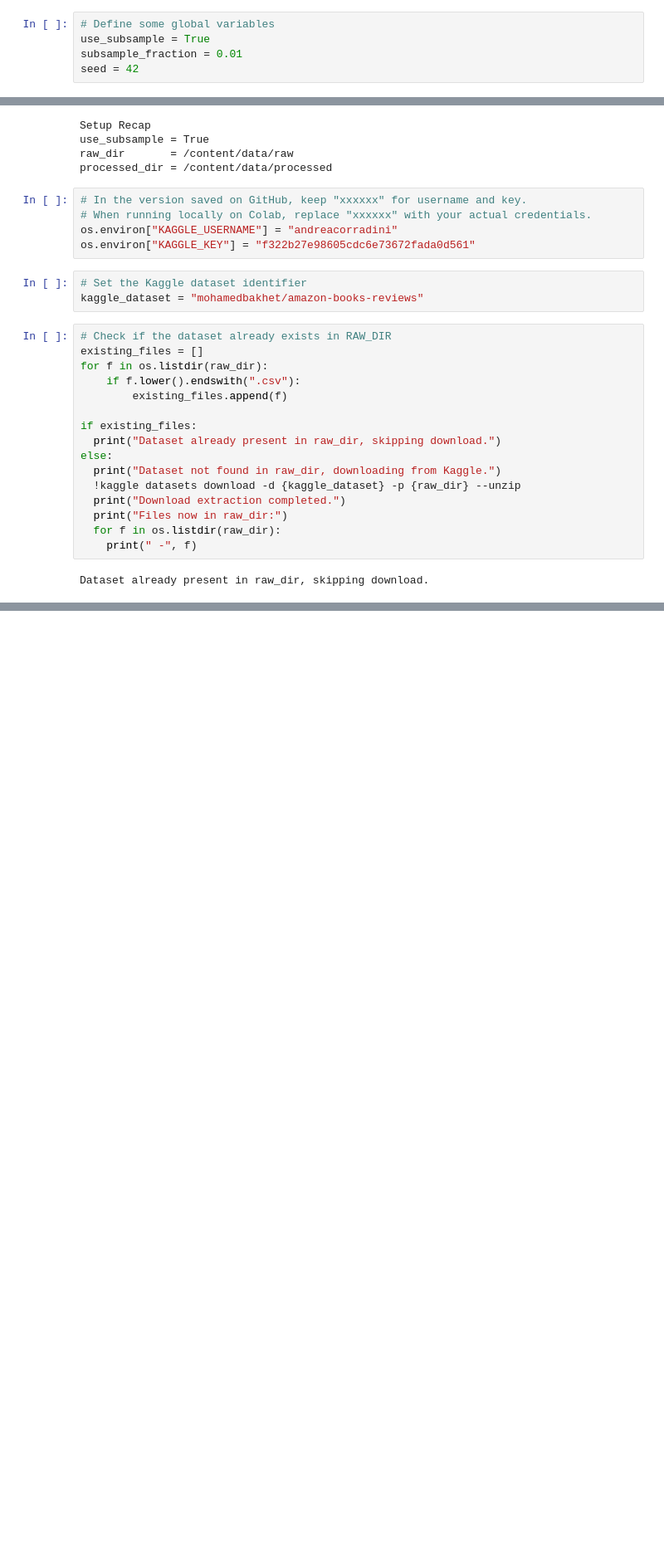
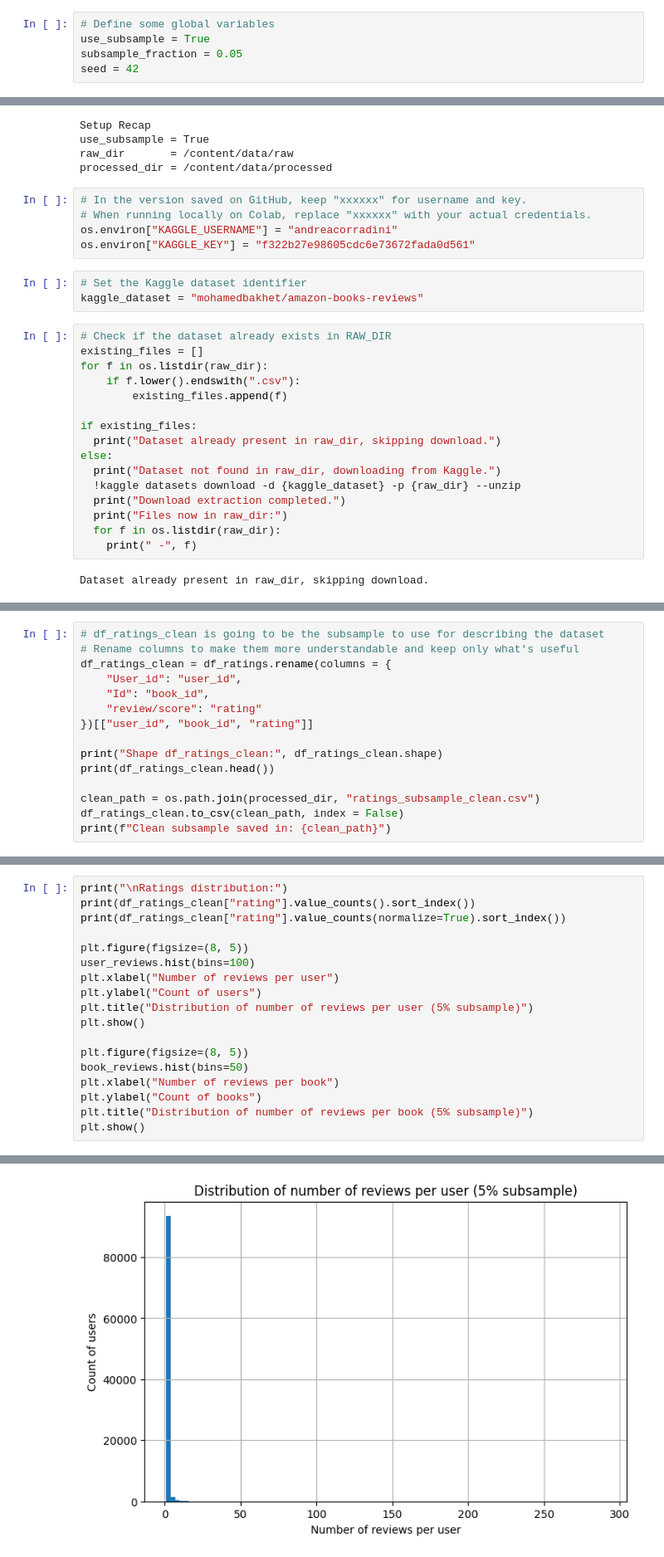
Before and after one commit to sXeSociety/algorithms-massive-data-pagerank, a Jupyter notebook: notebooks/01_dataset_download.ipynb, the cells around one changed output, grey strips where cells are left out. Shown at 83% size. Drawn from its saved outputs; the diff is of its cells as text; blank space fills up the shorter version.

```diff
--- a/notebooks/01_dataset_download.ipynb
+++ b/notebooks/01_dataset_download.ipynb
@@ -28,7 +29,7 @@ Directory already exists: /content/data/processed
 # %%
 # Define some global variables
 use_subsample = True
-subsample_fraction = 0.01
+subsample_fraction = 0.05
 seed = 42
 # %%
 # Print recap
@@ -120,0 +172,15 @@ Index(['Id', 'Title', 'Price', 'User_id', 'profileName', 'review/helpfulness',
+# %%
+# df_ratings_clean is going to be the subsample to use for describing the dataset
+# Rename columns to make them more understandable and keep only what's useful
+df_ratings_clean = df_ratings.rename(columns = {
+    "User_id": "user_id",
+    "Id": "book_id",
+    "review/score": "rating"
+})[["user_id", "book_id", "rating"]]
+
+print("Shape df_ratings_clean:", df_ratings_clean.shape)
+print(df_ratings_clean.head())
+
+clean_path = os.path.join(processed_dir, "ratings_subsample_clean.csv")
+df_ratings_clean.to_csv(clean_path, index = False)
+print(f"Clean subsample saved in: {clean_path}")
@@ -120,0 +196,19 @@ Index(['Id', 'Title', 'Price', 'User_id', 'profileName', 'review/helpfulness',
+# %%
+print("\nRatings distribution:")
+print(df_ratings_clean["rating"].value_counts().sort_index())
+print(df_ratings_clean["rating"].value_counts(normalize=True).sort_index())
+
+plt.figure(figsize=(8, 5))
+user_reviews.hist(bins=100)
+plt.xlabel("Number of reviews per user")
+plt.ylabel("Count of users")
+plt.title("Distribution of number of reviews per user (5% subsample)")
+plt.show()
+
+plt.figure(figsize=(8, 5))
+book_reviews.hist(bins=50)
+plt.xlabel("Number of reviews per book")
+plt.ylabel("Count of books")
+plt.title("Distribution of number of reviews per book (5% subsample)")
+plt.show()
+# %% [output]
@@ -120,0 +230 @@ Index(['Id', 'Title', 'Price', 'User_id', 'profileName', 'review/helpfulness',
+[figure, added]
```
Also changed, not shown: parts of 9 cells of this notebook.
